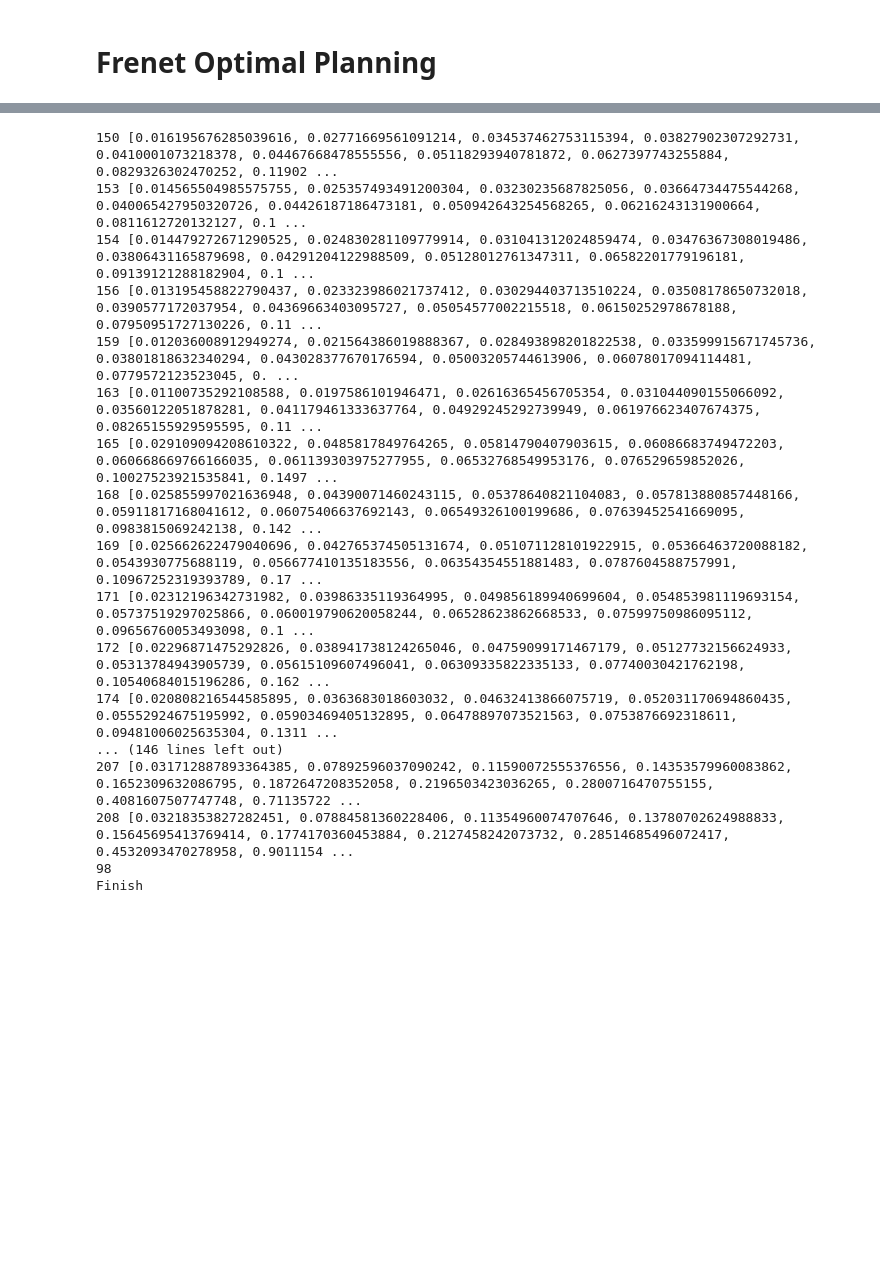
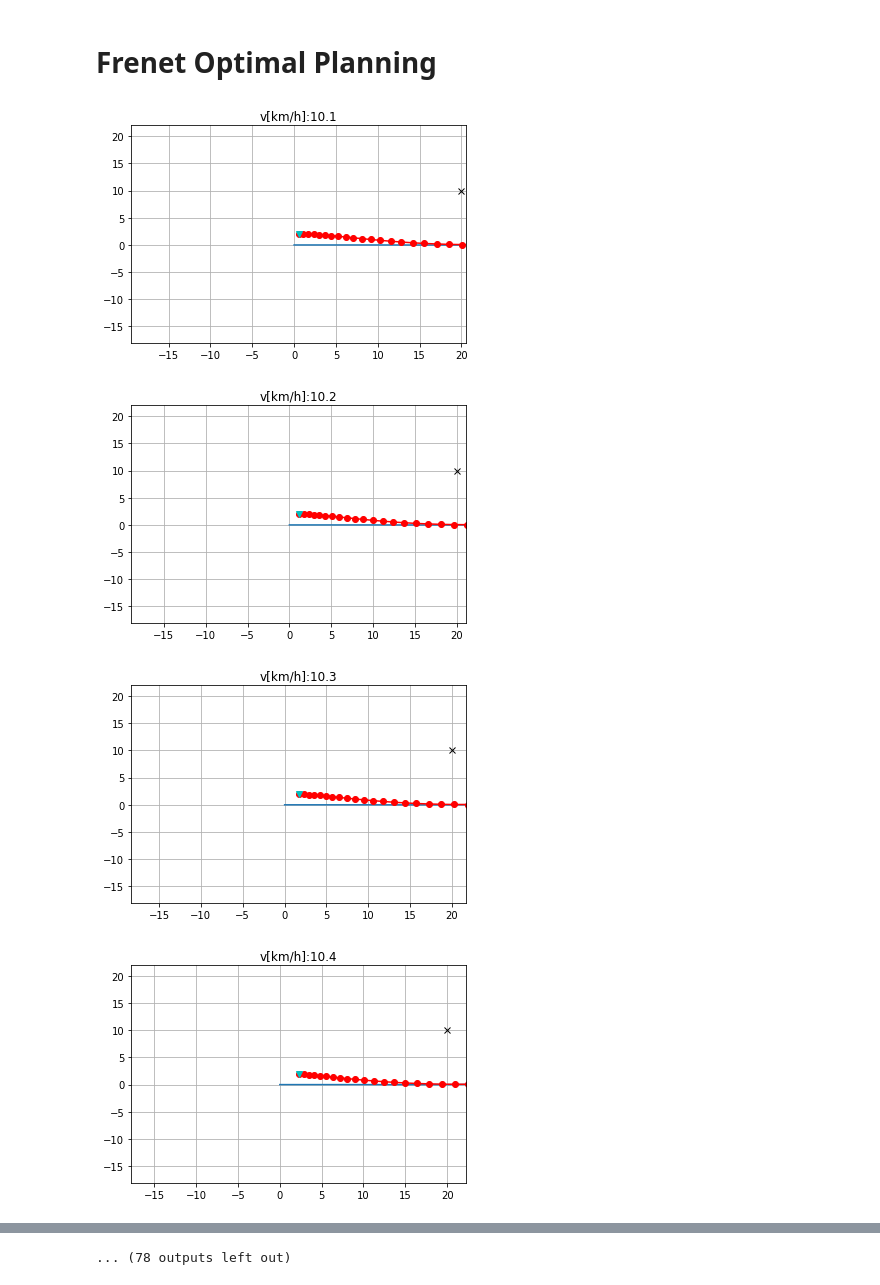
Before and after one commit to SS47816/PythonRobotics, a Jupyter notebook: PathPlanning/FrenetOptimalTrajectory/Frenet Optimal Planning.ipynb, the cells around one changed output, grey strips where cells are left out. Saved outputs shown, nothing was run; the diff lists cells and outputs as text; code cells hidden in the pictures; blank space fills up the shorter version.

```diff
--- a/PathPlanning/FrenetOptimalTrajectory/Frenet Optimal Planning.ipynb
+++ b/PathPlanning/FrenetOptimalTrajectory/Frenet Optimal Planning.ipynb
@@ -519,11 +531,12 @@ KLAT = 1.0
 KLON = 1.0
 
 #show_animation = True
-show_animation = False
+show_animation = True
 # %%
 # way points
 wx = [0.0, 10.0, 20.5, 35.0, 70.5]
 wy = [0.0, -6.0, 5.0, 6.5, 0.0]
+wy = [0.0, 0.0, 0.0, 0.5, 1.0]
 # obstacle lists
 ob = np.array([[20.0, 10.0],
                [30.0, 6.0],
@@ -578,39 +591,54 @@ area = 20.0  # animation area length [m]
 # for i in range(len(tx)):
 #     print(tx[i], ty[i])
 
+# for i in range(len(tyaw)):
+#     print(i, tyaw[i], tc[i])
+
+
+
+s = np.arange(0, csp.s[-1], 0.1)
+
+rx, ry, ryaw, rk = [], [], [], []
+for i_s in s:
+    rk.append(csp.calc_curvature(i_s))
+
 
 #for i in range(SIM_LOOP):
-for i in range(5):
+for i in range(500):
     path = frenet_optimal_planning(
         csp, s0, c_speed, c_d, c_d_d, c_d_dd, ob)
 
     s0 = path.s[1]
     c_d = path.d[1]
     c_d_d = path.d_d[1]
     c_d_dd = path.d_dd[1]
     c_speed = path.s_d[1]
 
     if np.hypot(path.x[1] - tx[-1], path.y[1] - ty[-1]) <= 1.0:
         print("Goal")
         break
 
     if show_animation:  # pragma: no cover
         plt.cla()
         plt.plot(tx, ty)
         plt.plot(ob[:, 0], ob[:, 1], "xk")
         plt.plot(path.x[1:], path.y[1:], "-or")
         plt.plot(path.x[1], path.y[1], "vc")
         plt.xlim(path.x[1] - area, path.x[1] + area)
         plt.ylim(path.y[1] - area, path.y[1] + area)
         plt.title("v[km/h]:" + str(c_speed * 3.6)[0:4])
         plt.grid(True)
         plt.pause(0.0001)
 
     #print(path.x[1], path.y[1])
 
 print("Finish")
 if show_animation:  # pragma: no cover
     plt.grid(True)
     plt.pause(0.0001)
     plt.show()
 # %% [output]
+[figure, added]
+[figure, added]
+[figure, added]
+[figure, added]
@@ -617,17 +653 @@ if show_animation:  # pragma: no cover
-150 [0.016195676285039616, 0.02771669561091214, 0.034537462753115394, 0.03827902307292731, 0.0410001073218378, 0.04467668478555556, 0.05118293940781872, 0.0627397743255884, 0.0829326302470252, 0.11902 ...
-153 [0.014565504985575755, 0.025357493491200304, 0.03230235687825056, 0.03664734475544268, 0.040065427950320726, 0.04426187186473181, 0.050942643254568265, 0.06216243131900664, 0.0811612720132127, 0.1 ...
-154 [0.014479272671290525, 0.024830281109779914, 0.031041312024859474, 0.03476367308019486, 0.03806431165879698, 0.04291204122988509, 0.05128012761347311, 0.06582201779196181, 0.09139121288182904, 0.1 ...
-156 [0.013195458822790437, 0.023323986021737412, 0.030294403713510224, 0.03508178650732018, 0.0390577172037954, 0.04369663403095727, 0.05054577002215518, 0.06150252978678188, 0.07950951727130226, 0.11 ...
-159 [0.012036008912949274, 0.021564386019888367, 0.028493898201822538, 0.033599915671745736, 0.03801818632340294, 0.043028377670176594, 0.05003205744613906, 0.06078017094114481, 0.0779572123523045, 0. ...
-163 [0.01100735292108588, 0.0197586101946471, 0.02616365456705354, 0.031044090155066092, 0.03560122051878281, 0.041179461333637764, 0.04929245292739949, 0.061976623407674375, 0.08265155929595595, 0.11 ...
-165 [0.029109094208610322, 0.0485817849764265, 0.05814790407903615, 0.06086683749472203, 0.060668669766166035, 0.061139303975277955, 0.06532768549953176, 0.076529659852026, 0.10027523921535841, 0.1497 ...
-168 [0.025855997021636948, 0.04390071460243115, 0.05378640821104083, 0.057813880857448166, 0.05911817168041612, 0.06075406637692143, 0.06549326100199686, 0.07639452541669095, 0.0983815069242138, 0.142 ...
-169 [0.025662622479040696, 0.042765374505131674, 0.051071128101922915, 0.05366463720088182, 0.0543930775688119, 0.056677410135183556, 0.06354354551881483, 0.0787604588757991, 0.10967252319393789, 0.17 ...
-171 [0.02312196342731982, 0.03986335119364995, 0.049856189940699604, 0.054853981119693154, 0.05737519297025866, 0.060019790620058244, 0.06528623862668533, 0.07599750986095112, 0.09656760053493098, 0.1 ...
-172 [0.02296871475292826, 0.038941738124265046, 0.04759099171467179, 0.05127732156624933, 0.05313784943905739, 0.05615109607496041, 0.06309335822335133, 0.07740030421762198, 0.10540684015196286, 0.162 ...
-174 [0.020808216544585895, 0.0363683018603032, 0.04632413866075719, 0.052031170694860435, 0.05552924675195992, 0.05903469405132895, 0.06478897073521563, 0.0753876692318611, 0.09481006025635304, 0.1311 ...
-... (146 lines left out)
-207 [0.031712887893364385, 0.07892596037090242, 0.11590072555376556, 0.14353579960083862, 0.1652309632086795, 0.1872647208352058, 0.2196503423036265, 0.2800716470755155, 0.4081607507747748, 0.71135722 ...
-208 [0.03218353827282451, 0.07884581360228406, 0.11354960074707646, 0.13780702624988833, 0.15645695413769414, 0.1774170360453884, 0.2127458242073732, 0.28514685496072417, 0.4532093470278958, 0.9011154 ...
-98
-Finish
+... (78 outputs left out)
```
Also changed, not shown: parts of 4 cells of this notebook, 1 other file.
